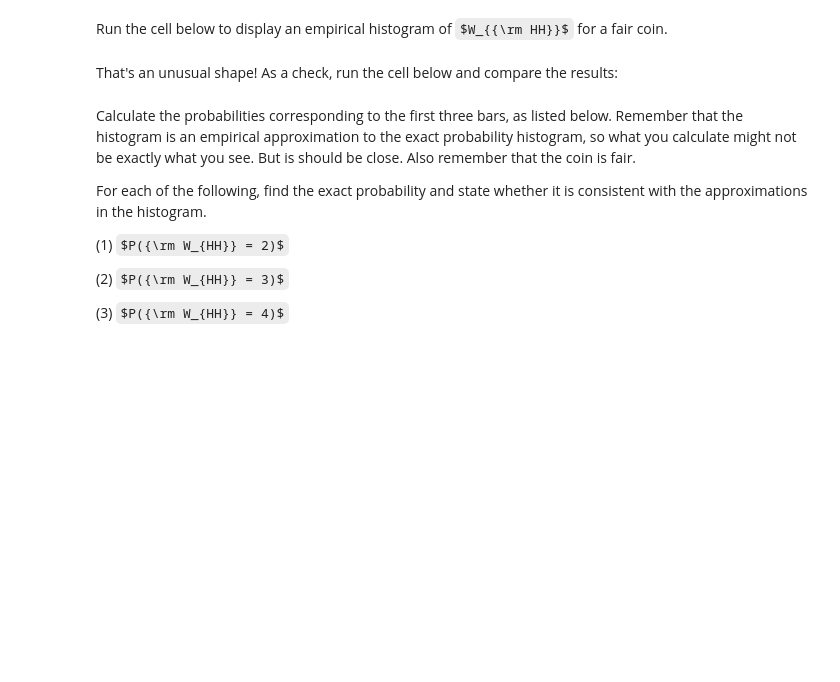
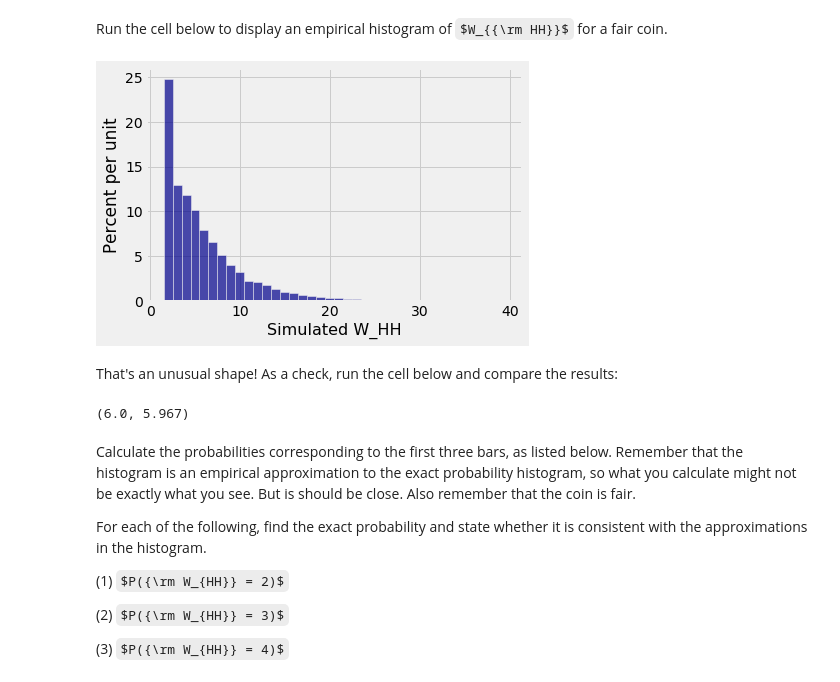
Before and after one commit to prob140/materials-fa21, a Jupyter notebook: lab/Lab_03.ipynb, the cells around one changed output. Cells and saved outputs as stored; diff of their text form; code cells hidden in the pictures; some formulas as TeX source; blank space fills up the shorter version.

```diff
--- a/lab/Lab_03.ipynb
+++ b/lab/Lab_03.ipynb
@@ -301,6 +385,23 @@ def run(p, n):
             in_a_row = ...                # reset in_a_row
 
     return tosses
+# %%
+#solution
+def run(p, n):
+    """Returns one simulated value of W_H,n
+    in i.i.d. Bernoulli (p) trials"""
+
+    tosses = 0                   # Number of tosses
+    in_a_row = 0                 # Number of consecutive heads observed
+
+    while in_a_row < n:          # While fewer than n consecutive heads
+        tosses = tosses + 1      # update tosses
+        if stats.bernoulli.rvs(p, size=1).item(0) == 1:
+            in_a_row = in_a_row + 1       # update in_a_row
+        else:
+            in_a_row = 0                  # reset in_a_row
+
+    return tosses
 # %% [markdown]
 For a crude check of your function, think about whether `run(0.9, 1)` should evaluate to a large number of tosses or a small number, and then see what your function returns. Run the cell a few times.
 # %%
@@ -321,6 +435,16 @@ def simulate_run(p, n, repetitions):
     in i.i.d. Bernoulli (p) trials"""
     ...
     return ...
+# %%
+#solution
+def simulate_run(p, n, repetitions):
+    """Returns an array of length equal to repetitions,
+    whose entries are independent simulated values of W_H,n
+    in i.i.d. Bernoulli (p) trials"""
+    results = make_array()
+    for i in np.arange(repetitions):
+        results = np.append(results, run(p, n))
+    return results
 # %% [markdown]
 What should the value of `np.mean(simulate_run(0.5, 3, 10000))` be, roughly? Look at **1d** for a reminder. Then run the cell below to confirm. The simulation might take a while, and the approximation might be a bit off. That's OK.
 # %%
@@ -333,3 +464,6 @@ sim_W_HH = ...
+# %%
+#solution
+sim_W_HH = simulate_run(0.5, 2, 10000)
 # %% [markdown]
 Run the cell below to display an empirical histogram of $W_{{\rm HH}}$ for a fair coin.
 # %%
@@ -336,4 +471,9 @@ Run the cell below to display an empirical histogram of $W_{{\rm HH}}$ for a fai
 Table().with_column('Simulated W_HH', sim_W_HH).hist(bins = np.arange(1.5, 40.5))
+# %%
+#solution
+Table().with_column('Simulated W_HH', sim_W_HH).hist(bins = np.arange(1.5, 40.5))
+# %% [output]
+[figure, added]
 # %% [markdown]
 That's an unusual shape! As a check, run the cell below and compare the results:
 # %%
@@ -340,4 +481,9 @@ That's an unusual shape! As a check, run the cell below and compare the results:
 ev_W_run(0.5, 2), np.mean(sim_W_HH)
+# %%
+#solution
+ev_W_run(0.5, 2), np.mean(sim_W_HH)
+# %% [output]
+(6.0, 5.967)
 # %% [markdown]
 Calculate the probabilities corresponding to the first three bars, as listed below. Remember that the histogram is an empirical approximation to the exact probability histogram, so what you calculate might not be exactly what you see. But is should be close. Also remember that the coin is fair.
 
```
Also changed, not shown: parts of 76 cells of this notebook.
